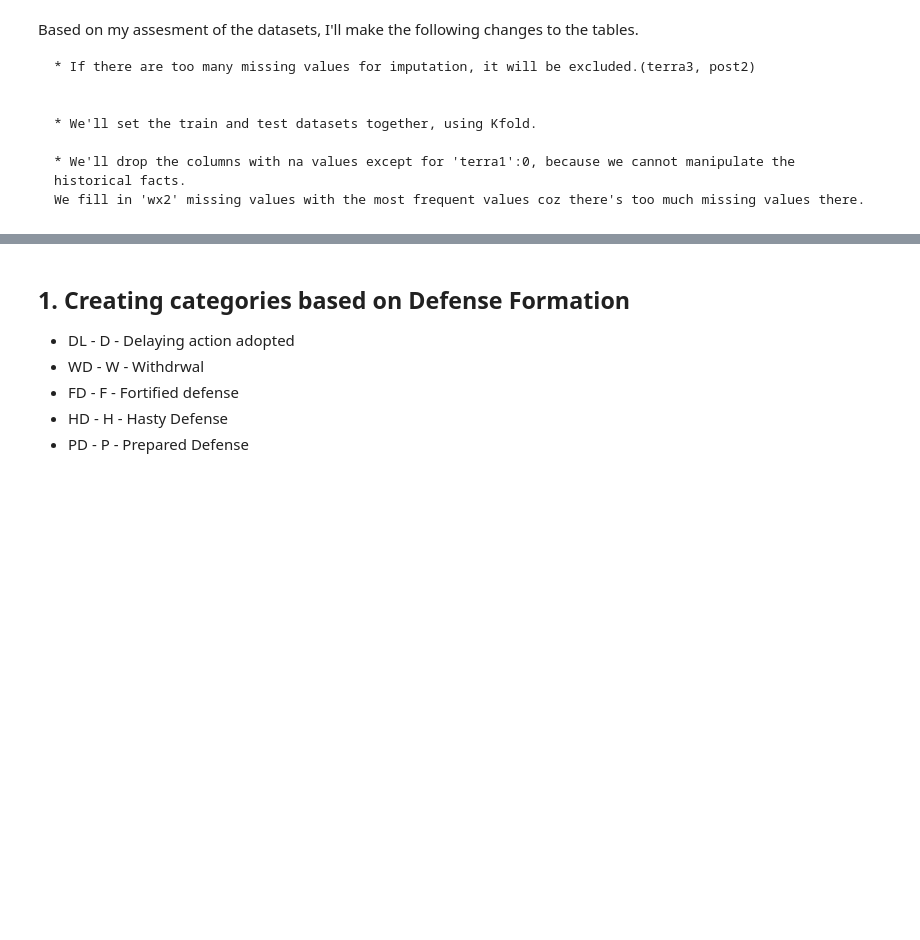
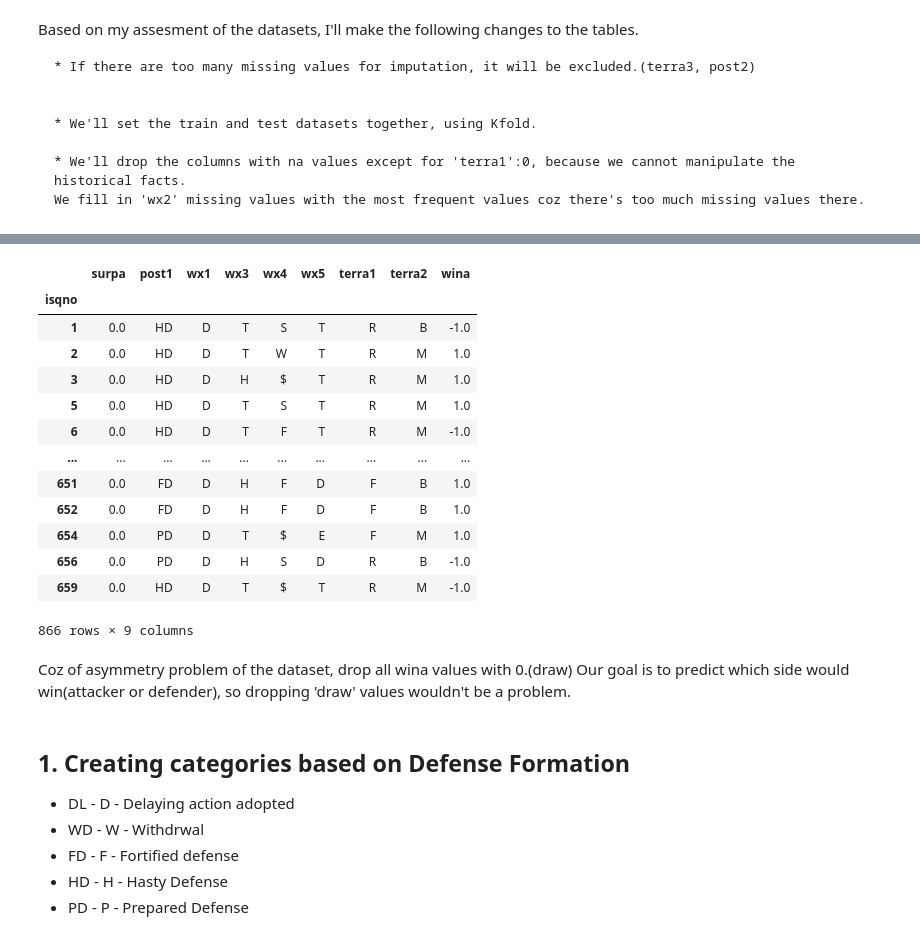
Before and after one commit to euihyeonmoon/Moonslab, a Jupyter notebook: victory-prediction.ipynb, the cells around one changed output, grey strips where cells are left out. Cells and saved outputs as stored; diff of their text form; code cells hidden in the pictures; blank space fills up the shorter version.

```diff
--- a/victory-prediction.ipynb
+++ b/victory-prediction.ipynb
@@ -435,3 +560,25 @@ print(df_combined.isnull().sum())
+# %%
+df_mask= df_combined['wina'] != 0
+df_combined = df_combined[df_mask]
+df_combined
+# %% [output]
+|  | surpa | post1 | wx1 | wx3 | wx4 | wx5 | terra1 | terra2 | wina |
+| isqno |  |  |  |  |  |  |  |  |  |
+| 1 | 0.0 | HD | D | T | S | T | R | B | -1.0 |
+| 2 | 0.0 | HD | D | T | W | T | R | M | 1.0 |
+| 3 | 0.0 | HD | D | H | $ | T | R | M | 1.0 |
+| 5 | 0.0 | HD | D | T | S | T | R | M | 1.0 |
+| 6 | 0.0 | HD | D | T | F | T | R | M | -1.0 |
+| ... | ... | ... | ... | ... | ... | ... | ... | ... | ... |
+| 651 | 0.0 | FD | D | H | F | D | F | B | 1.0 |
+| 652 | 0.0 | FD | D | H | F | D | F | B | 1.0 |
+| 654 | 0.0 | PD | D | T | $ | E | F | M | 1.0 |
+| 656 | 0.0 | PD | D | H | S | D | R | B | -1.0 |
+| 659 | 0.0 | HD | D | T | $ | T | R | M | -1.0 |
+866 rows × 9 columns
+# %% [markdown]
+ Coz of asymmetry problem of the dataset, drop all wina values with 0.(draw)
+Our goal is to predict which side would win(attacker or defender), so dropping 'draw' values wouldn't be a problem.
 # %% [markdown]
 ## 1. Creating categories based on Defense Formation
 
```
Also changed, not shown: parts of 61 cells of this notebook.
